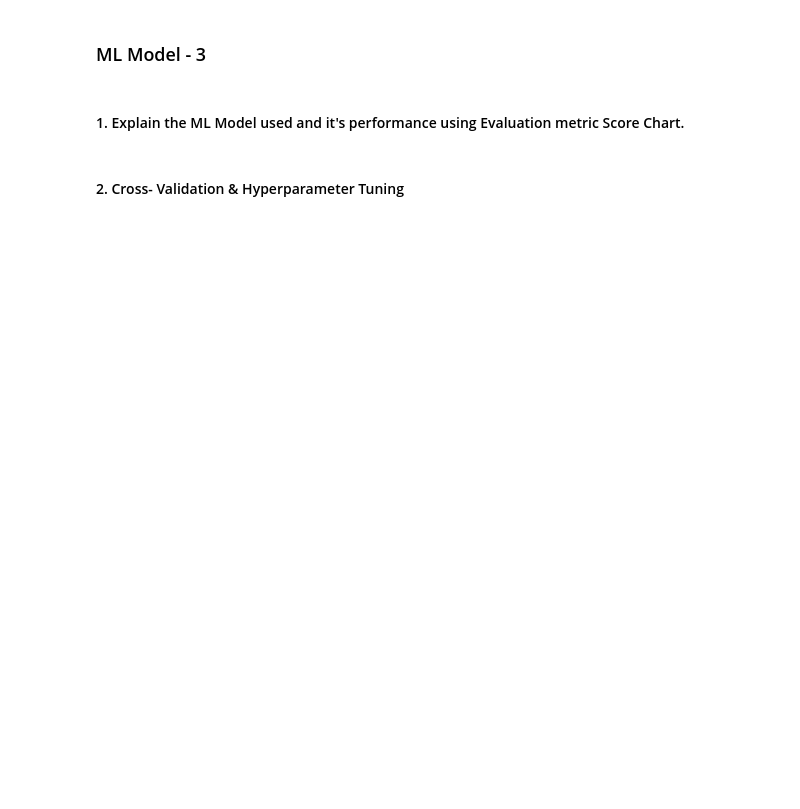
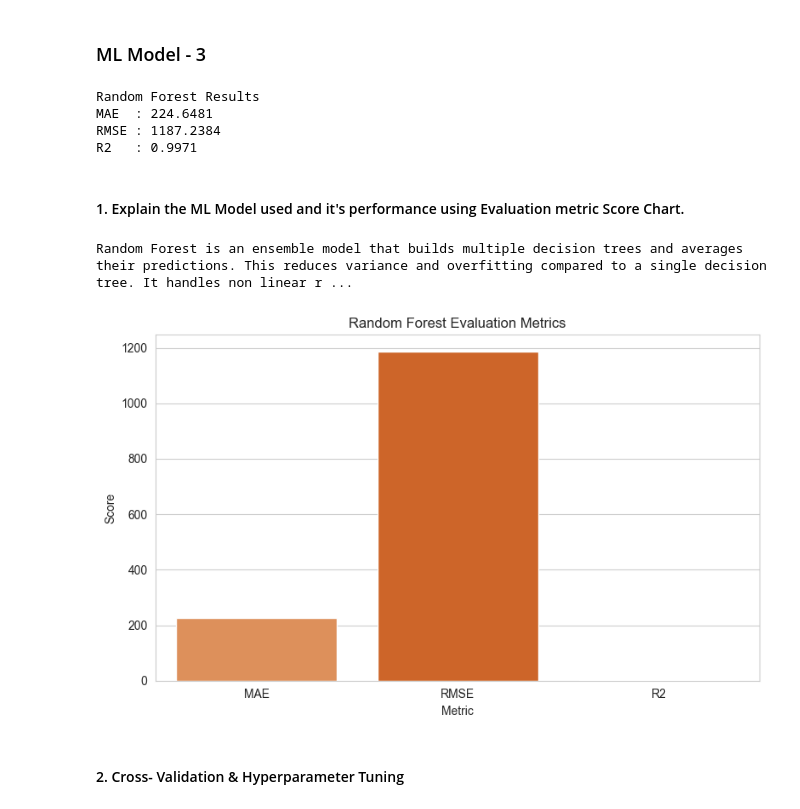
Before and after one commit to sarthak-codes11/-phonepe-transaction-insights, a Jupyter notebook: Sample_ML_Submission_Template-2.ipynb, the cells around one changed output. Cells and saved outputs as stored; diff of their text form; code cells hidden in the pictures; blank space fills up the shorter version.

```diff
--- a/Sample_ML_Submission_Template-2.ipynb
+++ b/Sample_ML_Submission_Template-2.ipynb
@@ -1341,2 +1445,22 @@ Answer Here.
+# %%
+from sklearn.ensemble import RandomForestRegressor
+
+rf_model = RandomForestRegressor(n_estimators=100, random_state=42)
+rf_model.fit(X_train, y_train)
+y_pred_rf = rf_model.predict(X_test)
+
+mae_rf = mean_absolute_error(y_test, y_pred_rf)
+rmse_rf = np.sqrt(mean_squared_error(y_test, y_pred_rf))
+r2_rf = r2_score(y_test, y_pred_rf)
+
+print(f"Random Forest Results")
+print(f"MAE  : {mae_rf:.4f}")
+print(f"RMSE : {rmse_rf:.4f}")
+print(f"R2   : {r2_rf:.4f}")
+# %% [output]
+Random Forest Results
+MAE  : 224.6481
+RMSE : 1187.2384
+R2   : 0.9971
 # %% [markdown]
 #### 1. Explain the ML Model used and it's performance using Evaluation metric Score Chart.
@@ -1345,2 +1467,17 @@ Answer Here.
+# %%
+print("Random Forest is an ensemble model that builds multiple decision trees and averages their predictions. This reduces variance and overfitting compared to a single decision tree. It handles non linear relationships and is robust to outliers making it well suited for this dataset.")
+metrics_rf = pd.DataFrame({
+    'Metric': ['MAE', 'RMSE', 'R2'],
+    'Score': [mae_rf, rmse_rf, r2_rf]
+})
+
+plt.figure(figsize=(8, 5))
+sns.barplot(data=metrics_rf, x='Metric', y='Score', palette='Oranges_d')
+plt.title('Random Forest Evaluation Metrics')
+plt.tight_layout()
+plt.show()
+# %% [output]
+Random Forest is an ensemble model that builds multiple decision trees and averages their predictions. This reduces variance and overfitting compared to a single decision tree. It handles non linear r ...
+[figure, added]
 # %% [markdown]
 #### 2. Cross- Validation & Hyperparameter Tuning
```
Also changed, not shown: parts of 40 cells of this notebook.
